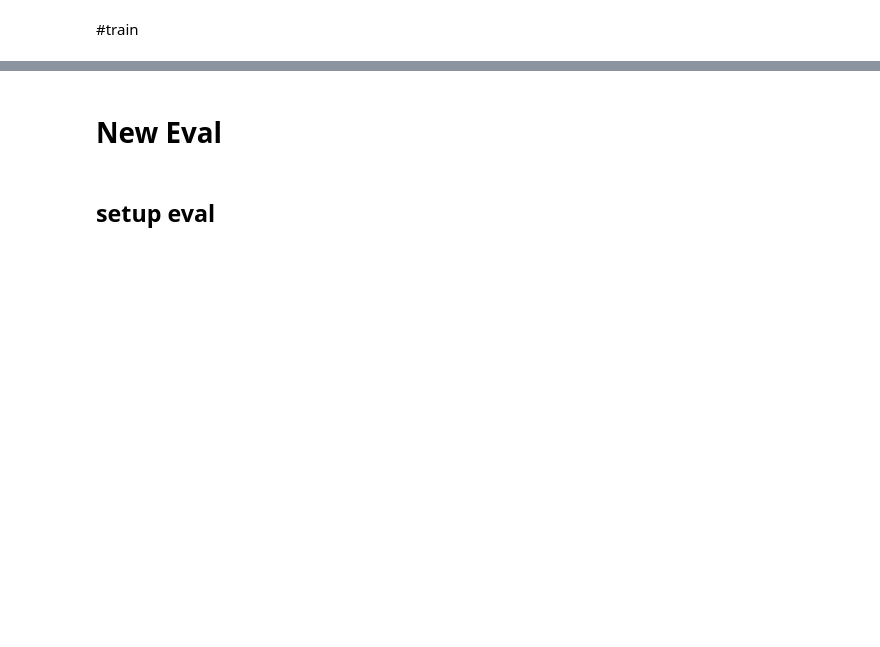
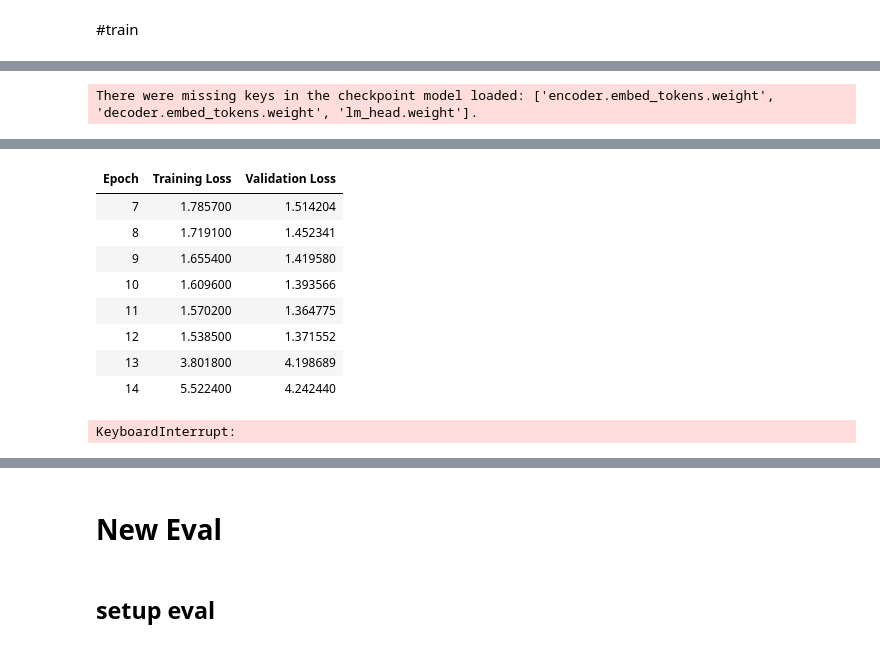
Before and after one commit to hiendang7613/Struct-KGS2S, a Jupyter notebook: training_evaluate_fb15k237.ipynb, the cells around one changed output, grey strips where cells are left out. Saved outputs shown, nothing was run; the diff lists cells and outputs as text; code cells hidden in the pictures; blank space fills up the shorter version.

```diff
--- a/training_evaluate_fb15k237.ipynb
+++ b/training_evaluate_fb15k237.ipynb
@@ -443,0 +471,5 @@ trainer = Seq2SeqTrainer(
+# %%
+trainer.train(resume_from_checkpoint='/content/kgt5-rotatE/checkpoint-12756')
+# baaed1dc0ef02b02dff291c8e0cfacf571bff2f9
+# %% [output]
+There were missing keys in the checkpoint model loaded: ['encoder.embed_tokens.weight', 'decoder.embed_tokens.weight', 'lm_head.weight'].
@@ -444,3 +477,13 @@ trainer = Seq2SeqTrainer(
+| Epoch | Training Loss | Validation Loss |
+| 7 | 1.785700 | 1.514204 |
+| 8 | 1.719100 | 1.452341 |
+| 9 | 1.655400 | 1.419580 |
+| 10 | 1.609600 | 1.393566 |
+| 11 | 1.570200 | 1.364775 |
+| 12 | 1.538500 | 1.371552 |
+| 13 | 3.801800 | 4.198689 |
+| 14 | 5.522400 | 4.242440 |
+KeyboardInterrupt:
 # %%
 trainer.train()
 # baaed1dc0ef02b02dff291c8e0cfacf571bff2f9
```
Also changed, not shown: parts of 15 cells of this notebook, 1 other file.
